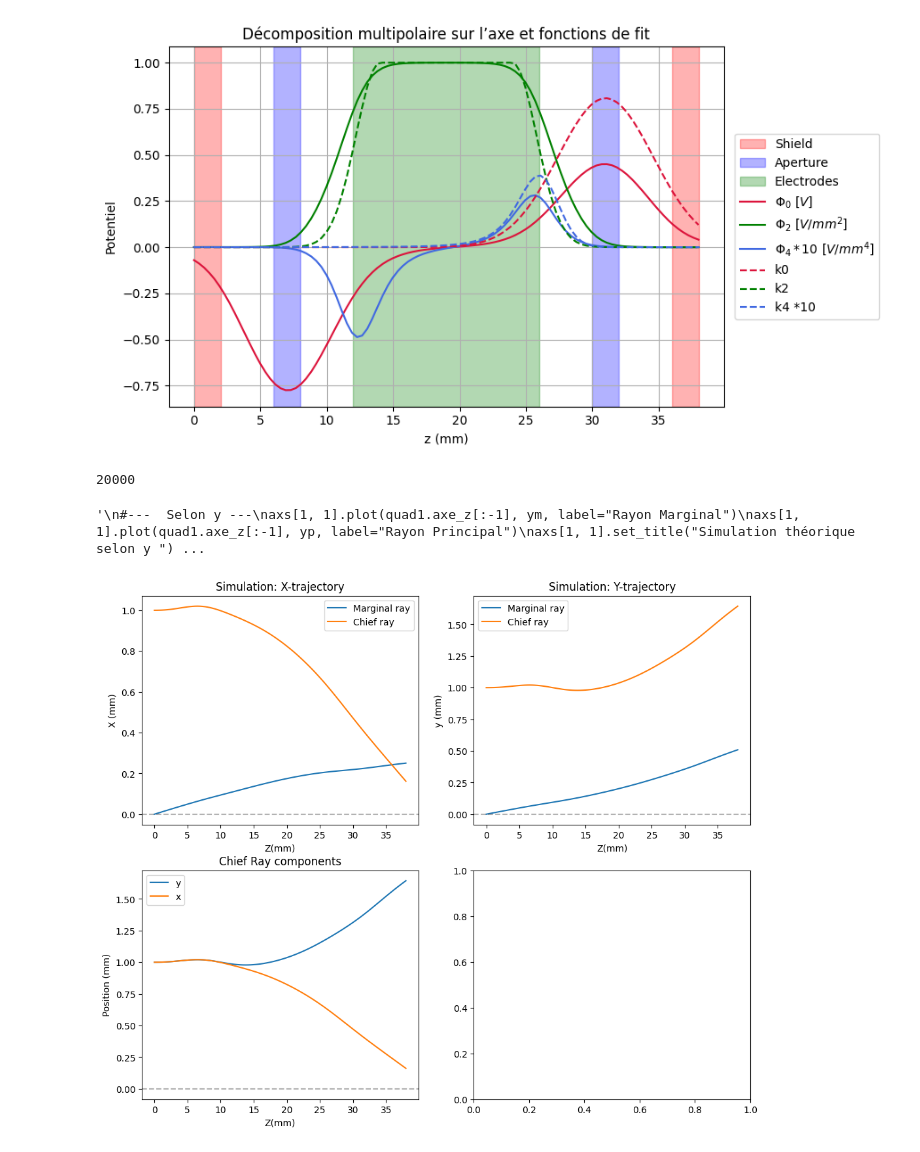
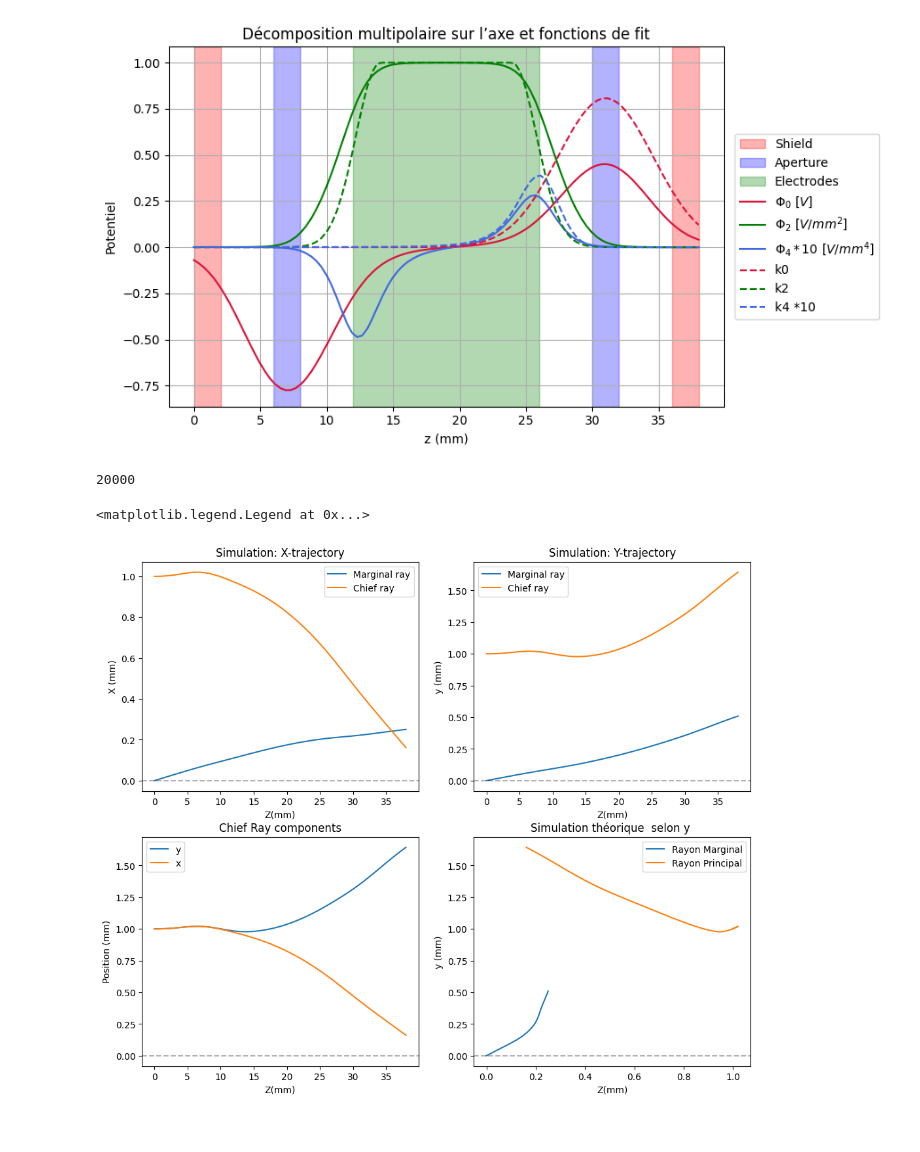
Before and after one commit to louise-lammertyn/projet-multi-code, a Jupyter notebook: codes/VF.ipynb, the cells around one changed output. Saved outputs shown, nothing was run; the diff lists cells and outputs as text; code cells hidden in the pictures.

```diff
--- a/codes/VF.ipynb
+++ b/codes/VF.ipynb
@@ -685,21 +702,20 @@ class simulateur :
             ion.save_step()
 # %%
 #initialisaation
-#entré (masse, charge, name, x,vx,y,vyà)
-marginal = ion(1.6e-27, e, "proton", 0,0.01, 0, 0.01)
+# class parameter : (mass, charge, name, x0,vx0,y0,vy0)
+marginal = ion(1.6e-27, e, "proton", 0,0.01, 0, 0.01) #
 principal = ion(1.6e-27, e, "proton", 1, 0, 1, 0)
 
 Ion = ion(1.6e-27,e,"proton",0,0,0,0)
 
-# 1. Initialisation de la simulation
 mon_moteur = simulateur()
 
 # 2. on applique pour chaque rayon
 #mon_moteur.simulation(marginal, data)
 #mon_moteur.simulation(principal, data)
 
-mon_moteur.simulation3(marginal, data,Phi2_maj, potentials)
-mon_moteur.simulation3(principal, data, Phi2_maj, potentials)
+mon_moteur.simulation3(marginal, data,Phi2_maj, potentials) # for marginal ray
+mon_moteur.simulation3(principal, data, Phi2_maj, potentials)# for chief ray
 
 print(potentials.pot_acceleration)
 
@@ -714,7 +730,7 @@ def solution_analytique(ion,potentiel,quad1, z0): #champ quadrupolaire  uniqueme
 
         for i in range(len(potentiel.axe_z)-1):
             z = potentiel.axe_z[i]
-            w0 = np.sqrt(2*ion.charge*potentiel.VQ/ion.masse*(data.ro)**2)
+            w0 = np.sqrt(2*ion.charge*potentiel.VQ/ion.masse*(Dimension.radius)**2)
             xp[i] = np.cos(w0*(z-z0))
             xm[i] = (1/w0)*np.sin(w0*(z-z0))
             yp[i] = np.cosh(w0*(z-z0))
@@ -739,37 +755,35 @@ axs[0, 0].axhline(0, color='black', linestyle='--', alpha=0.3)
 axs[0, 0].legend()
 
 #---  Selon y ---
 axs[0, 1].plot(data.axe_z, marginal.history_y, label="Marginal ray")
 axs[0, 1].plot(data.axe_z, principal.history_y, label="Chief ray")
 axs[0, 1].set_title("Simulation: Y-trajectory")
 axs[0, 1].set_xlabel("Z(mm)")
 axs[0,1].set_ylabel("y (mm)")
 axs[0, 1].axhline(0, color='black', linestyle='--', alpha=0.3)
 axs[0, 1].legend()
 
 
 
 #---    ---
 axs[1, 0].plot(data.axe_z, principal.history_y, label="y")
 axs[1, 0].plot(data.axe_z, principal.history_x, label="x")
 axs[1, 0].set_title("Chief Ray components")
 axs[1, 0].set_xlabel("Z(mm)")
 axs[1, 0].set_ylabel("Position (mm)")
 axs[1, 0].axhline(0, color='black', linestyle='--', alpha=0.3)
 axs[1, 0].legend()
 
-'''
+
 #---  Selon y ---
-axs[1, 1].plot(quad1.axe_z[:-1], ym, label="Rayon Marginal")
-axs[1, 1].plot(quad1.axe_z[:-1], yp, label="Rayon Principal")
+axs[1, 1].plot(marginal.history_x,marginal.history_y, label="Rayon Marginal")
+axs[1, 1].plot(principal.history_x, principal.history_y, label="Rayon Principal")
 axs[1, 1].set_title("Simulation théorique  selon y ")
 axs[1, 1].set_xlabel("Z(mm)")
 axs[1,1].set_ylabel("y (mm)")
 axs[1, 1].axhline(0, color='black', linestyle='--', alpha=0.3)
 axs[1, 1].legend()
-
-'''
 # %% [output]
 20000
-'\n#---  Selon y ---\naxs[1, 1].plot(quad1.axe_z[:-1], ym, label="Rayon Marginal")\naxs[1, 1].plot(quad1.axe_z[:-1], yp, label="Rayon Principal")\naxs[1, 1].set_title("Simulation théorique  selon y ") ...
+<matplotlib.legend.Legend at 0x...>
-[figure, old version]
+[figure, new version]
```
Also changed, not shown: parts of 8 cells of this notebook.
